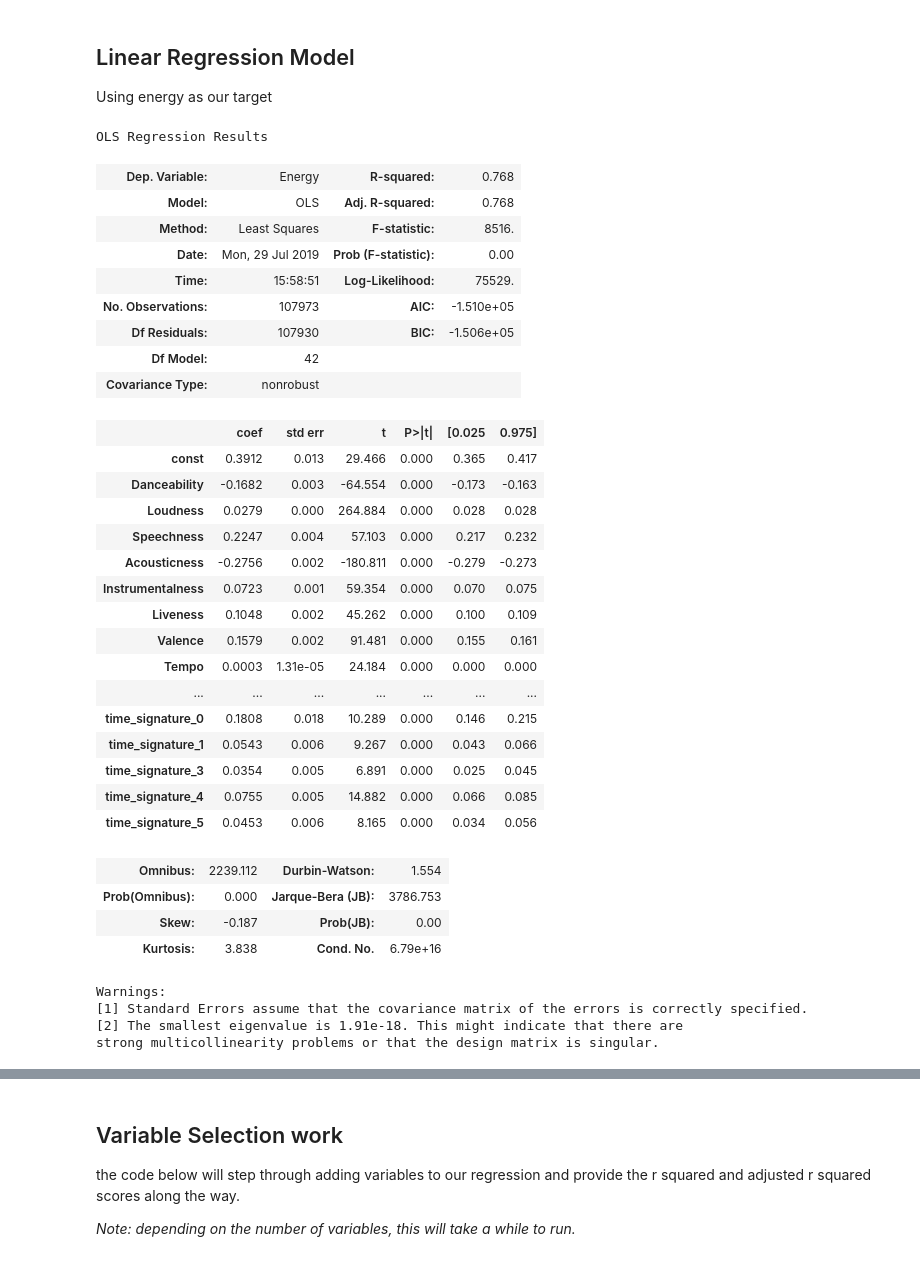
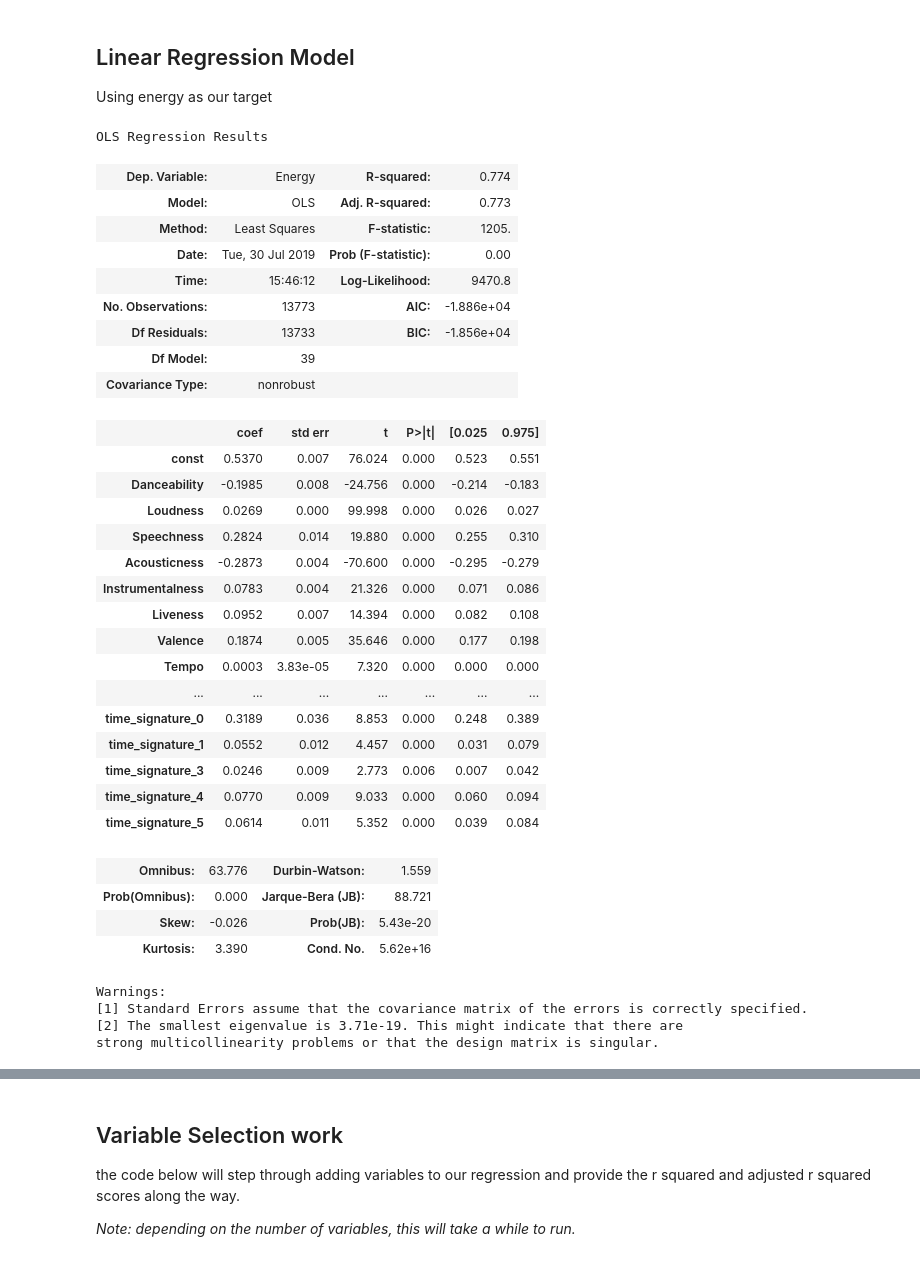
Before and after one commit to QED0711/spotify-predictive-analysis, a Jupyter notebook: exploration/072919_numerical_linear_regression_exploration.ipynb, the cells around one changed output, grey strips where cells are left out. Cells and saved outputs as stored; diff of their text form; code cells hidden in the pictures.

```diff
--- a/exploration/072919_numerical_linear_regression_exploration.ipynb
+++ b/exploration/072919_numerical_linear_regression_exploration.ipynb
@@ -12,5 +18,8 @@ import seaborn as sns
 # %%
 data = pd.read_csv("../data/interum/top_genres.csv")
+
+#slicing data before the 21st century
+data = data[data.release_date < '2000-01-01']
 # %%
 def plot_scatter_relationship(data, x, y="Energy"):
     plt.scatter(x=data[x], y=data[y], alpha=0.1)
@@ -57,4 +89,2 @@ energy_reg_df.head()
 # %% [markdown]
 Duration appears to benefit from a log transformation, so we add that here
-# %%
-energy_reg_df['log_duration'] = np.log(energy_reg_df.Duration_ms)
@@ -119,48 +125,48 @@ Using energy as our target
 # %%
 # Set dependent and independent variables
 y = energy_reg_df.Energy
 X = energy_reg_df.drop('Energy', axis=1)
 # Get dummy variables and add constant for intercept
 X = sm.add_constant(X)
 
 # Split data
-#X_train, X_test, y_train, y_test = train_test_split(X, y, test_size=0.2, train_size=0.7)
+X_train, X_test, y_train, y_test = train_test_split(X, y, test_size=0.2, train_size=0.7)
 
 # fit and summarize your model
 model = sm.OLS(y,X).fit()
 model.summary()
 # %% [output]
 OLS Regression Results
-| Dep. Variable: | Energy | R-squared: | 0.768 |
-| Model: | OLS | Adj. R-squared: | 0.768 |
-| Method: | Least Squares | F-statistic: | 8516. |
-| Date: | Mon, 29 Jul 2019 | Prob (F-statistic): | 0.00 |
-| Time: | 15:58:51 | Log-Likelihood: | 75529. |
-| No. Observations: | 107973 | AIC: | -1.510e+05 |
-| Df Residuals: | 107930 | BIC: | -1.506e+05 |
-| Df Model: | 42 |  |  |
+| Dep. Variable: | Energy | R-squared: | 0.774 |
+| Model: | OLS | Adj. R-squared: | 0.773 |
+| Method: | Least Squares | F-statistic: | 1205. |
+| Date: | Tue, 30 Jul 2019 | Prob (F-statistic): | 0.00 |
+| Time: | 15:46:12 | Log-Likelihood: | 9470.8 |
+| No. Observations: | 13773 | AIC: | -1.886e+04 |
+| Df Residuals: | 13733 | BIC: | -1.856e+04 |
+| Df Model: | 39 |  |  |
 | Covariance Type: | nonrobust |  |  |
 |  | coef | std err | t | P>|t| | [0.025 | 0.975] |
-| const | 0.3912 | 0.013 | 29.466 | 0.000 | 0.365 | 0.417 |
-| Danceability | -0.1682 | 0.003 | -64.554 | 0.000 | -0.173 | -0.163 |
-| Loudness | 0.0279 | 0.000 | 264.884 | 0.000 | 0.028 | 0.028 |
-| Speechness | 0.2247 | 0.004 | 57.103 | 0.000 | 0.217 | 0.232 |
-| Acousticness | -0.2756 | 0.002 | -180.811 | 0.000 | -0.279 | -0.273 |
-| Instrumentalness | 0.0723 | 0.001 | 59.354 | 0.000 | 0.070 | 0.075 |
-| Liveness | 0.1048 | 0.002 | 45.262 | 0.000 | 0.100 | 0.109 |
-| Valence | 0.1579 | 0.002 | 91.481 | 0.000 | 0.155 | 0.161 |
-| Tempo | 0.0003 | 1.31e-05 | 24.184 | 0.000 | 0.000 | 0.000 |
+| const | 0.5370 | 0.007 | 76.024 | 0.000 | 0.523 | 0.551 |
+| Danceability | -0.1985 | 0.008 | -24.756 | 0.000 | -0.214 | -0.183 |
+| Loudness | 0.0269 | 0.000 | 99.998 | 0.000 | 0.026 | 0.027 |
+| Speechness | 0.2824 | 0.014 | 19.880 | 0.000 | 0.255 | 0.310 |
+| Acousticness | -0.2873 | 0.004 | -70.600 | 0.000 | -0.295 | -0.279 |
+| Instrumentalness | 0.0783 | 0.004 | 21.326 | 0.000 | 0.071 | 0.086 |
+| Liveness | 0.0952 | 0.007 | 14.394 | 0.000 | 0.082 | 0.108 |
+| Valence | 0.1874 | 0.005 | 35.646 | 0.000 | 0.177 | 0.198 |
+| Tempo | 0.0003 | 3.83e-05 | 7.320 | 0.000 | 0.000 | 0.000 |
 | ... | ... | ... | ... | ... | ... | ... |
-| time_signature_0 | 0.1808 | 0.018 | 10.289 | 0.000 | 0.146 | 0.215 |
-| time_signature_1 | 0.0543 | 0.006 | 9.267 | 0.000 | 0.043 | 0.066 |
-| time_signature_3 | 0.0354 | 0.005 | 6.891 | 0.000 | 0.025 | 0.045 |
-| time_signature_4 | 0.0755 | 0.005 | 14.882 | 0.000 | 0.066 | 0.085 |
-| time_signature_5 | 0.0453 | 0.006 | 8.165 | 0.000 | 0.034 | 0.056 |
+| time_signature_0 | 0.3189 | 0.036 | 8.853 | 0.000 | 0.248 | 0.389 |
+| time_signature_1 | 0.0552 | 0.012 | 4.457 | 0.000 | 0.031 | 0.079 |
+| time_signature_3 | 0.0246 | 0.009 | 2.773 | 0.006 | 0.007 | 0.042 |
+| time_signature_4 | 0.0770 | 0.009 | 9.033 | 0.000 | 0.060 | 0.094 |
+| time_signature_5 | 0.0614 | 0.011 | 5.352 | 0.000 | 0.039 | 0.084 |
-| Omnibus: | 2239.112 | Durbin-Watson: | 1.554 |
-| Prob(Omnibus): | 0.000 | Jarque-Bera (JB): | 3786.753 |
-| Skew: | -0.187 | Prob(JB): | 0.00 |
-| Kurtosis: | 3.838 | Cond. No. | 6.79e+16 |
+| Omnibus: | 63.776 | Durbin-Watson: | 1.559 |
+| Prob(Omnibus): | 0.000 | Jarque-Bera (JB): | 88.721 |
+| Skew: | -0.026 | Prob(JB): | 5.43e-20 |
+| Kurtosis: | 3.390 | Cond. No. | 5.62e+16 |
 Warnings:
 [1] Standard Errors assume that the covariance matrix of the errors is correctly specified.
-[2] The smallest eigenvalue is 1.91e-18. This might indicate that there are
+[2] The smallest eigenvalue is 3.71e-19. This might indicate that there are
 strong multicollinearity problems or that the design matrix is singular.
```
Also changed, not shown: parts of 35 cells of this notebook, 5 other files.
